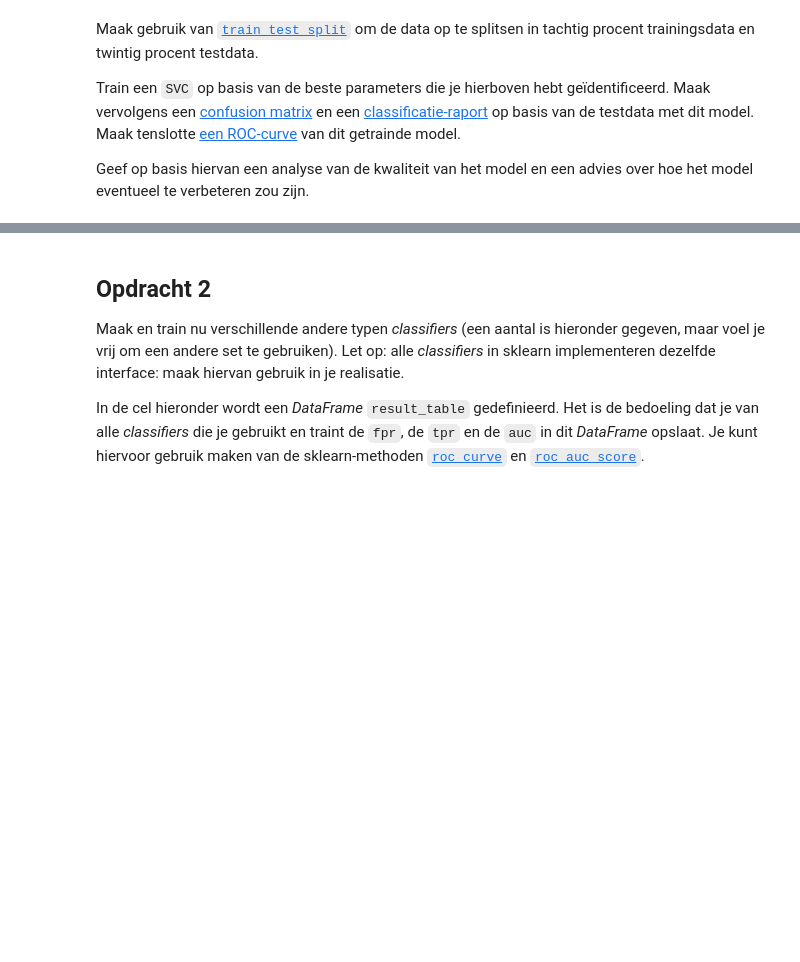
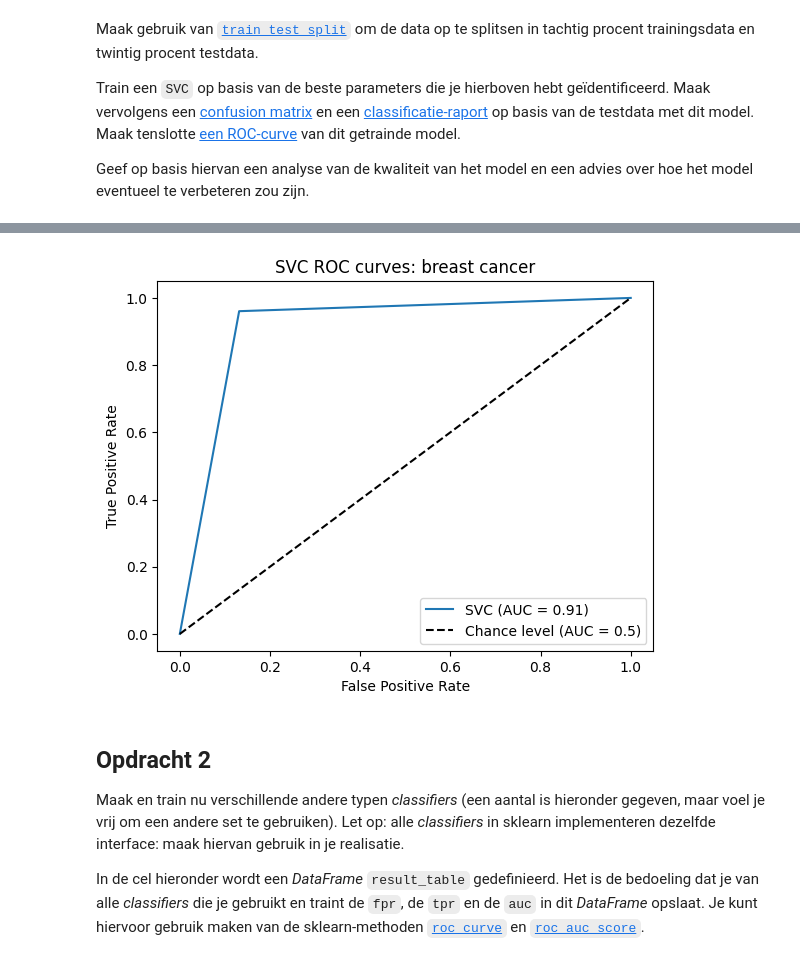
Before and after one commit to TheKingBlue/MachineLearning, a Jupyter notebook: oplevering3/opgave2/opgave3-2.ipynb, the cells around one changed output, grey strips where cells are left out. Cells and saved outputs as stored; diff of their text form; code cells hidden in the pictures; blank space fills up the shorter version.

```diff
--- a/oplevering3/opgave2/opgave3-2.ipynb
+++ b/oplevering3/opgave2/opgave3-2.ipynb
@@ -80,7 +111,15 @@ from sklearn.metrics import ConfusionMatrixDisplay, RocCurveDisplay
 # %%
 # Plot een ROC-curve.
 # Maak gebruik van de klasse RocCurveDisplay die hierboven is geïmporteerd
-# YOUR CODE HERE
+
+display = RocCurveDisplay.from_predictions(y_test, y_pred,name="SVC", plot_chance_level=True)
+_ = display.ax_.set(
+    xlabel="False Positive Rate",
+    ylabel="True Positive Rate",
+    title="SVC ROC curves: breast cancer",
+)
+# %% [output]
+[figure, added]
 # %% [markdown]
 ## Opdracht 2
 
```
Also changed, not shown: parts of 8 cells of this notebook.
